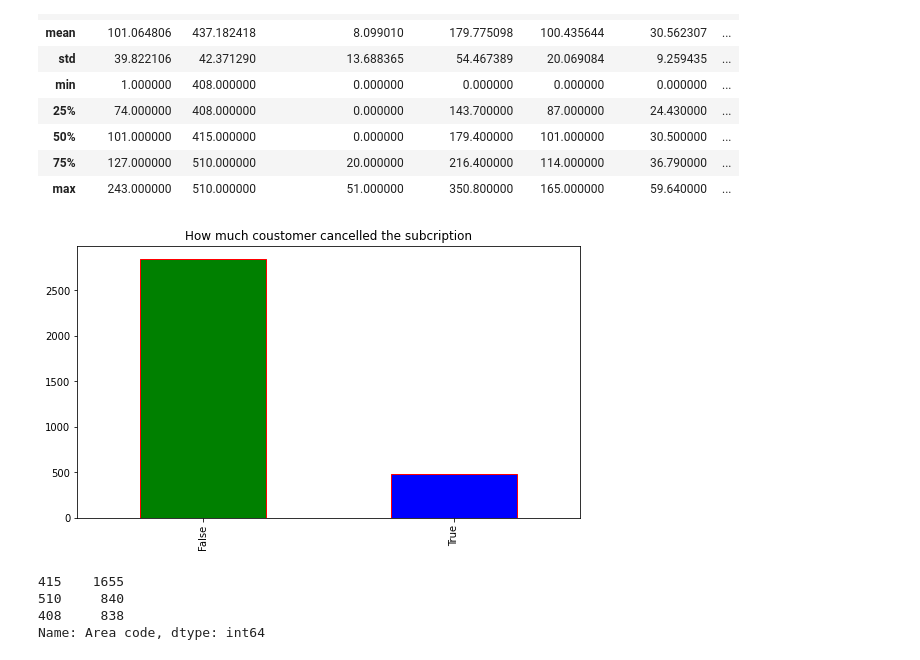
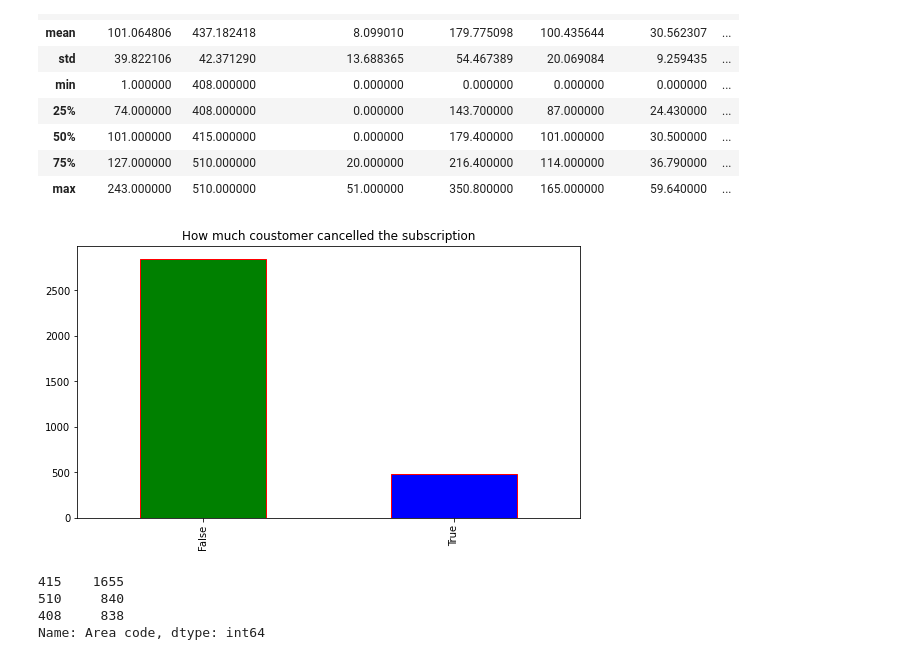
Before and after one commit to vasu122002/Telecom_Churn_Analysis, a Jupyter notebook: Telecom_Churn_Analysis_Capstone_Project.ipynb, the cells around one changed output. Saved outputs shown, nothing was run; the diff lists cells and outputs as text; code cells hidden in the pictures.

```diff
--- a/Telecom_Churn_Analysis_Capstone_Project.ipynb
+++ b/Telecom_Churn_Analysis_Capstone_Project.ipynb
@@ -64,11 +66,11 @@ data.describe()
 # %%
 # check the number of customer cancelled the subscription
 plt.figure(figsize  = (9,5))
 data['Churn'].value_counts().plot(kind  = 'bar',color  = ['green' , 'blue'] , edgecolor  = 'red')
-plt.title('How much coustomer cancelled the subcription')
+plt.title('How much coustomer cancelled the subscription')
 plt.show()
 # %% [output]
-[figure, old version]
+[figure, new version]
 # %%
 data['Area code'].value_counts()
 # %% [output]
```
Also changed, not shown: parts of 24 cells of this notebook.
